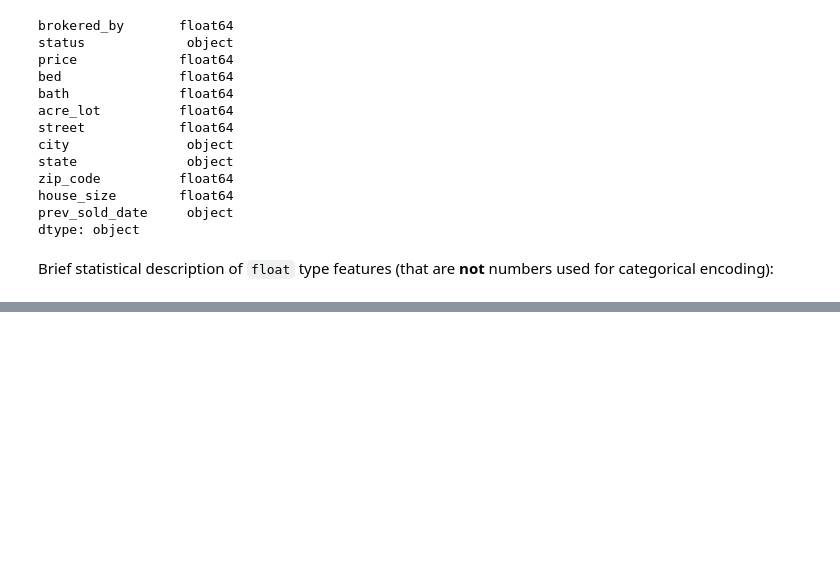
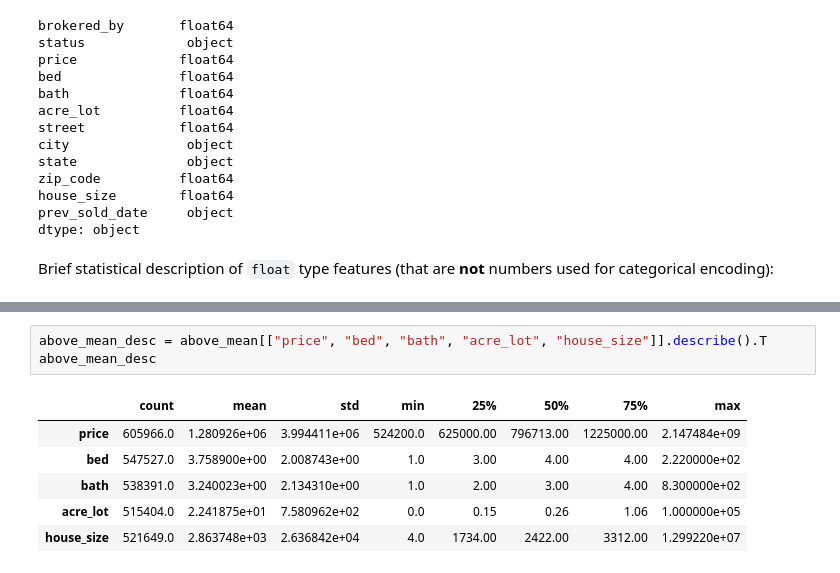
Before and after one commit to R3NZ3L/DATA103_FinalProject, a Jupyter notebook: FinalProject.ipynb, the cells around one changed output, grey strips where cells are left out. Drawn from its saved outputs; the diff is of its cells as text; blank space fills up the shorter version.

```diff
--- a/FinalProject.ipynb
+++ b/FinalProject.ipynb
@@ -114,0 +130,10 @@ Name: count, dtype: int64
+# %%
+above_mean_desc = above_mean[["price", "bed", "bath", "acre_lot", "house_size"]].describe().T
+above_mean_desc
+# %% [output]
+|  | count | mean | std | min | 25% | 50% | 75% | max |
+| price | 605966.0 | 1.280926e+06 | 3.994411e+06 | 524200.0 | 625000.00 | 796713.00 | 1225000.00 | 2.147484e+09 |
+| bed | 547527.0 | 3.758900e+00 | 2.008743e+00 | 1.0 | 3.00 | 4.00 | 4.00 | 2.220000e+02 |
+| bath | 538391.0 | 3.240023e+00 | 2.134310e+00 | 1.0 | 2.00 | 3.00 | 4.00 | 8.300000e+02 |
+| acre_lot | 515404.0 | 2.241875e+01 | 7.580962e+02 | 0.0 | 0.15 | 0.26 | 1.06 | 1.000000e+05 |
+| house_size | 521649.0 | 2.863748e+03 | 2.636842e+04 | 4.0 | 1734.00 | 2422.00 | 3312.00 | 1.299220e+07 |
```
Also changed, not shown: parts of 12 cells of this notebook.
